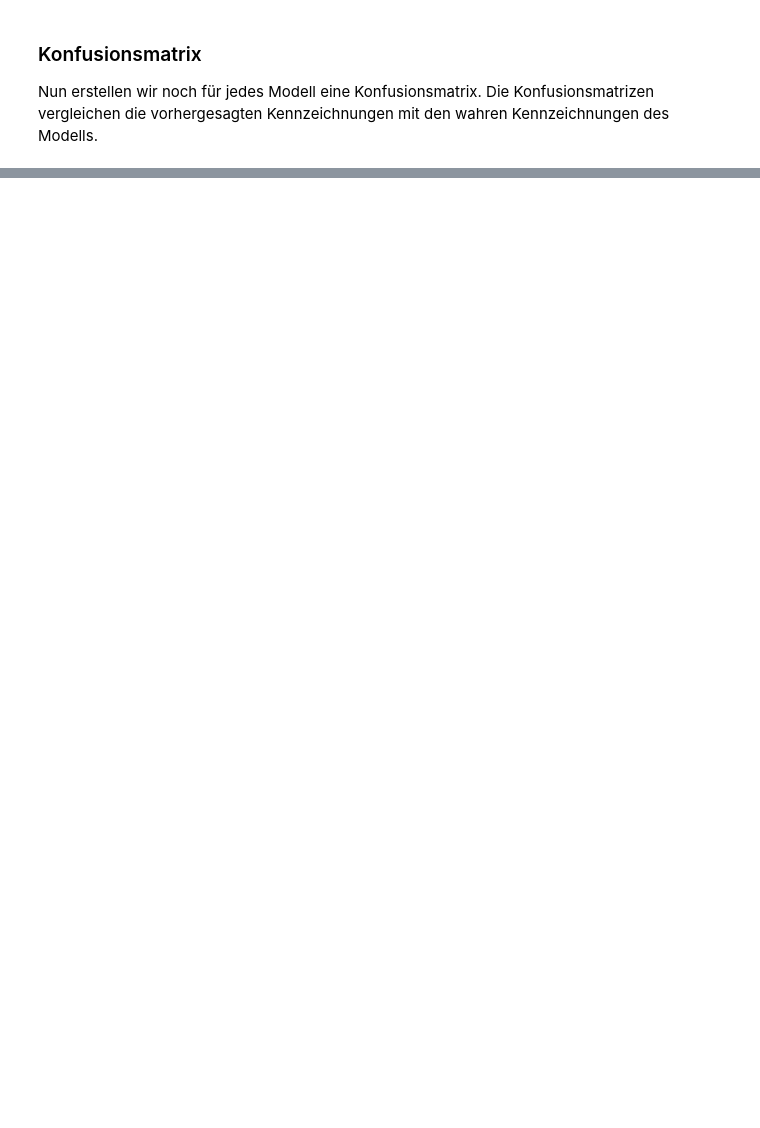
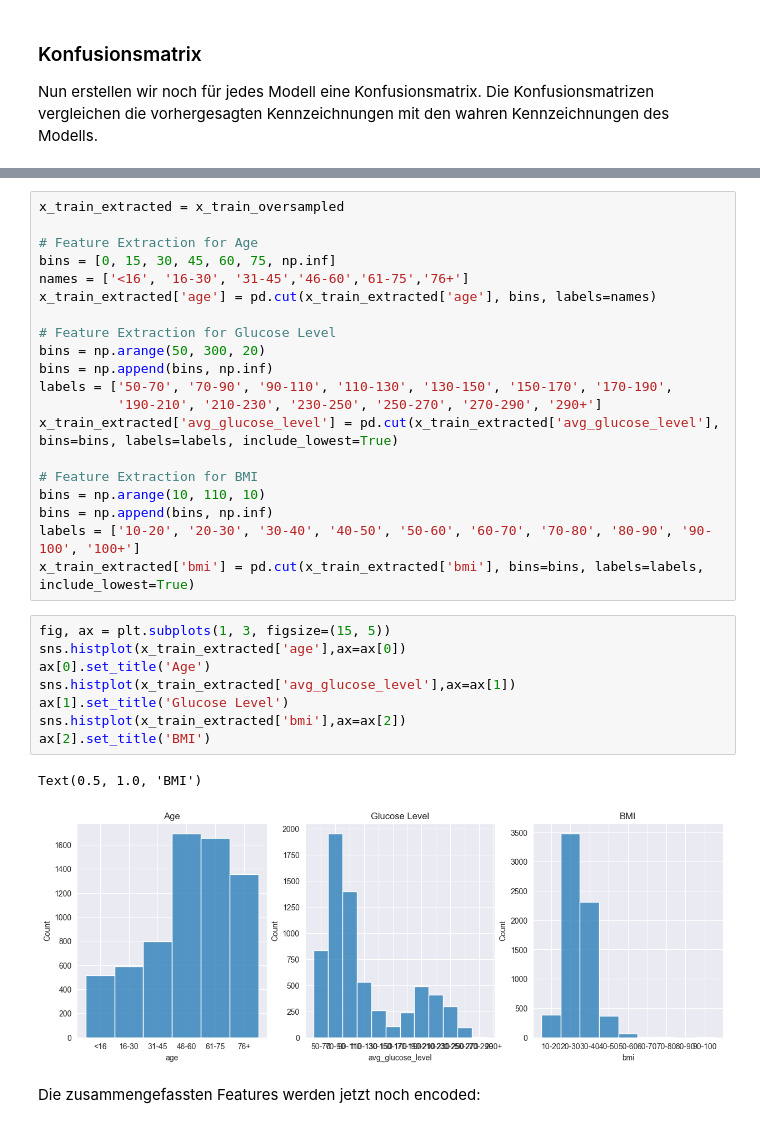
Before and after one commit to leonbittner/dasciws2324, a Jupyter notebook: 01_classification/01_classification.ipynb, the cells around one changed output, grey strips where cells are left out. Drawn from its saved outputs; the diff is of its cells as text; blank space fills up the shorter version.

```diff
--- a/01_classification/01_classification.ipynb
+++ b/01_classification/01_classification.ipynb
@@ -271,0 +341,33 @@ Grundsätzlich lässt sich sagen, dass die Performance aller drei Modelle nicht
+# %%
+x_train_extracted = x_train_oversampled
+
+# Feature Extraction for Age
+bins = [0, 15, 30, 45, 60, 75, np.inf]
+names = ['<16', '16-30', '31-45','46-60','61-75','76+']
+x_train_extracted['age'] = pd.cut(x_train_extracted['age'], bins, labels=names)
+
+# Feature Extraction for Glucose Level
+bins = np.arange(50, 300, 20)
+bins = np.append(bins, np.inf)
+labels = ['50-70', '70-90', '90-110', '110-130', '130-150', '150-170', '170-190',
+          '190-210', '210-230', '230-250', '250-270', '270-290', '290+']
+x_train_extracted['avg_glucose_level'] = pd.cut(x_train_extracted['avg_glucose_level'], bins=bins, labels=labels, include_lowest=True)
+
+# Feature Extraction for BMI
+bins = np.arange(10, 110, 10)
+bins = np.append(bins, np.inf)
+labels = ['10-20', '20-30', '30-40', '40-50', '50-60', '60-70', '70-80', '80-90', '90-100', '100+']
+x_train_extracted['bmi'] = pd.cut(x_train_extracted['bmi'], bins=bins, labels=labels, include_lowest=True)
+# %%
+fig, ax = plt.subplots(1, 3, figsize=(15, 5))
+sns.histplot(x_train_extracted['age'],ax=ax[0])
+ax[0].set_title('Age')
+sns.histplot(x_train_extracted['avg_glucose_level'],ax=ax[1])
+ax[1].set_title('Glucose Level')
+sns.histplot(x_train_extracted['bmi'],ax=ax[2])
+ax[2].set_title('BMI')
+# %% [output]
+Text(0.5, 1.0, 'BMI')
+[figure, added]
+# %% [markdown]
+Die zusammengefassten Features werden jetzt noch encoded:
```
Also changed, not shown: parts of 40 cells of this notebook.
